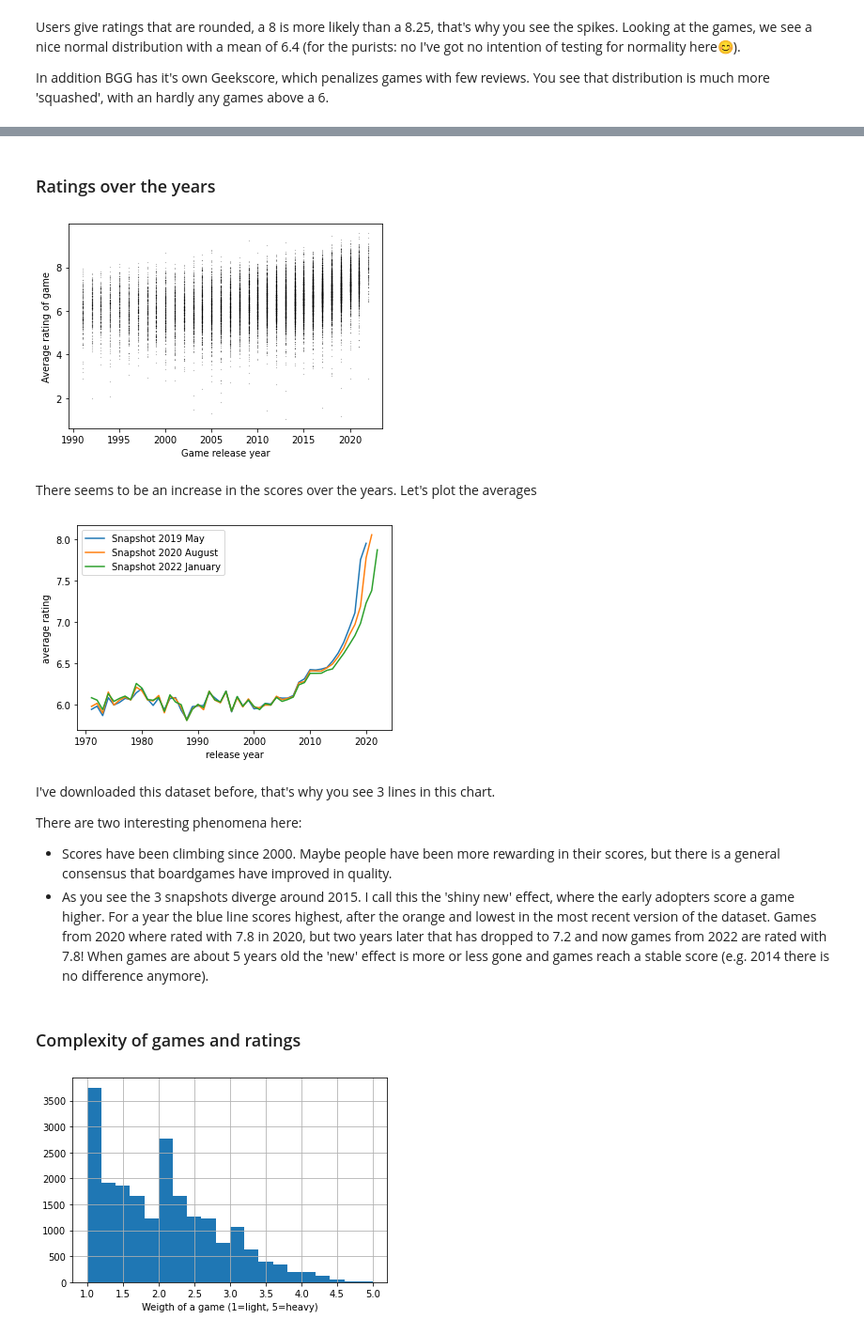
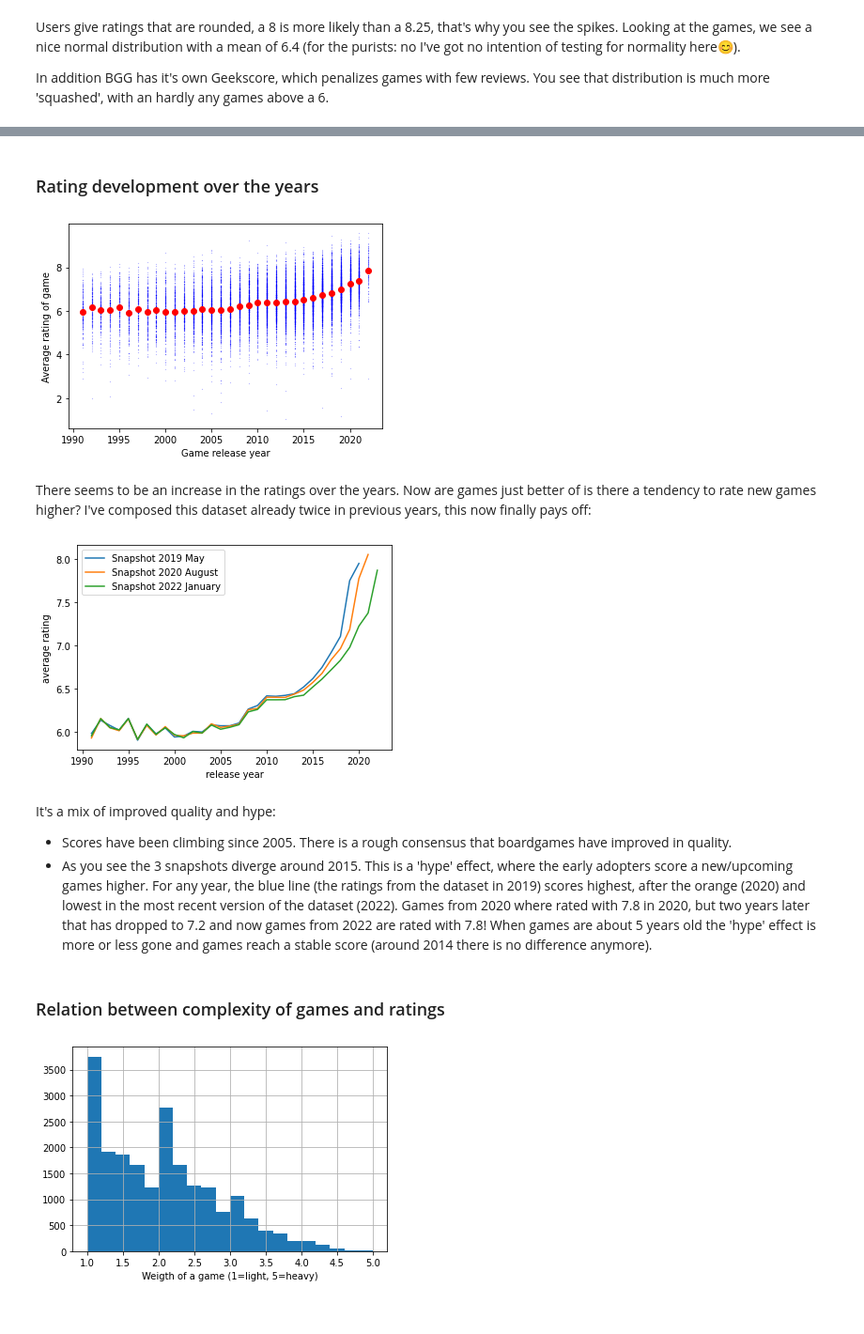
Before and after one commit to jvanelteren/boardgamegeek, a Jupyter notebook: 1Exploratory Data Analysis from housing.ipynb, the cells around one changed output, grey strips where cells are left out. Shown at 94% size. Saved outputs shown, nothing was run; the diff lists cells and outputs as text; code cells hidden in the pictures.

```diff
--- a/1Exploratory Data Analysis from housing.ipynb
+++ b/1Exploratory Data Analysis from housing.ipynb
@@ -112,42 +159,42 @@ In addition BGG has it's own Geekscore, which penalizes games with few reviews.
 # %% [markdown]
-### Ratings over the years
+### Rating development over the years
 # %%
 # hide_input
 years = df.loc[(df['yearpublished'] > 1990) & (df['yearpublished'] < 2023)]
-plt.scatter(years['yearpublished'], years[y],  color='black',s=0.01)
-plt.xlabel('Game release year')
-plt.ylabel('Average rating of game');
+ax1 = plt.axes()
+ax1.scatter(years['yearpublished'], years[y],  color='blue',s=0.01)
+ax1.set_xlabel('Game release year')
+ax1.set_ylabel('Average rating of game')
 
-# regr(years['yearpublished'], years['average'], s=0.01);
+years = years.groupby('yearpublished').agg('mean').reset_index()
+ax1.scatter(years['yearpublished'], years['average'], color='red');
 # %% [output]
-[figure, old version]
+[figure, new version]
-# %% [markdown]
-There seems to be an increase in the scores over the years. Let's plot the averages
+# %% [markdown]
+There seems to be an increase in the ratings over the years. Now are games just better of is there a tendency to rate new games higher? I've composed this dataset already twice in previous years, this now finally pays off:
 # %%
 # hide_input
-cut = 1970
+cut = 1990
 versions = [('archive/games_detailed_info_2019.csv', 'Snapshot 2019 May'),
             ('archive/games_detailed_info_2020.csv', 'Snapshot 2020 August'),
             ('games_detailed_info.csv', 'Snapshot 2022 January')]
 for path, label in versions:
     dfold = pd.read_csv(path)
     df2 = dfold.loc[(dfold['yearpublished'] > cut) & (dfold['yearpublished'] < 2023)]
     yearsold = df2.groupby('yearpublished').agg('mean').reset_index()
     plt.plot(yearsold['yearpublished'], yearsold['average'], label=label)
 plt.ylabel('average rating')
 plt.xlabel('release year')
 
 plt.legend();
 # %% [output]
-[figure, old version]
+[figure, new version]
 # %% [markdown]
-I've downloaded this dataset before, that's why you see 3 lines in this chart.
-
-There are two interesting phenomena here:
-* Scores have been climbing since 2000. Maybe people have been more rewarding in their scores, but there is a general consensus that boardgames have improved in quality.
-* As you see the 3 snapshots diverge around 2015. I call this the 'shiny new' effect, where the early adopters score a game higher. For a year the blue line scores highest, after the orange and lowest in the most recent version of the dataset. Games from 2020 where rated with 7.8 in 2020, but two years later that has dropped to 7.2 and now games from 2022 are rated with 7.8! When games are about 5 years old the 'new' effect is more or less gone and games reach a stable score (e.g. 2014 there is no difference anymore).
+It's a mix of improved quality and hype:
+* Scores have been climbing since 2005. There is a rough consensus that boardgames have improved in quality.
+* As you see the 3 snapshots diverge around 2015. This is a 'hype' effect, where the early adopters score a new/upcoming games higher. For any year, the blue line (the ratings from the dataset in 2019) scores highest, after the orange (2020) and lowest in the most recent version of the dataset (2022). Games from 2020 where rated with 7.8 in 2020, but two years later that has dropped to 7.2 and now games from 2022 are rated with 7.8! When games are about 5 years old the 'hype' effect is more or less gone and games reach a stable score (around 2014 there is no difference anymore).
 # %% [markdown]
-### Complexity of games and ratings
+### Relation between complexity of games and ratings
 # %%
 df2 = df.loc[df['averageweight'] > 0]
 ax = df2['averageweight'].hist(bins=20)
```
Also changed, not shown: parts of 45 cells of this notebook, 4 other files.
